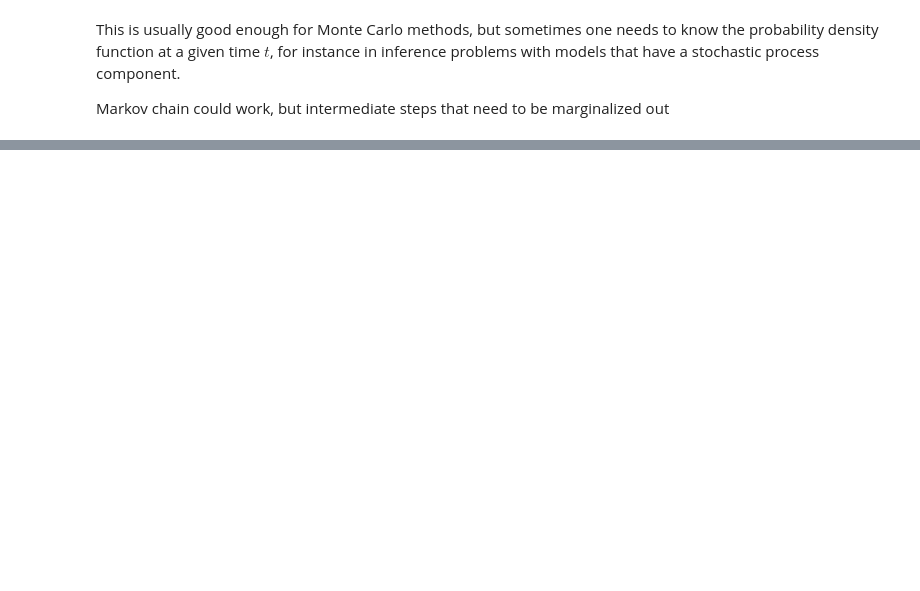
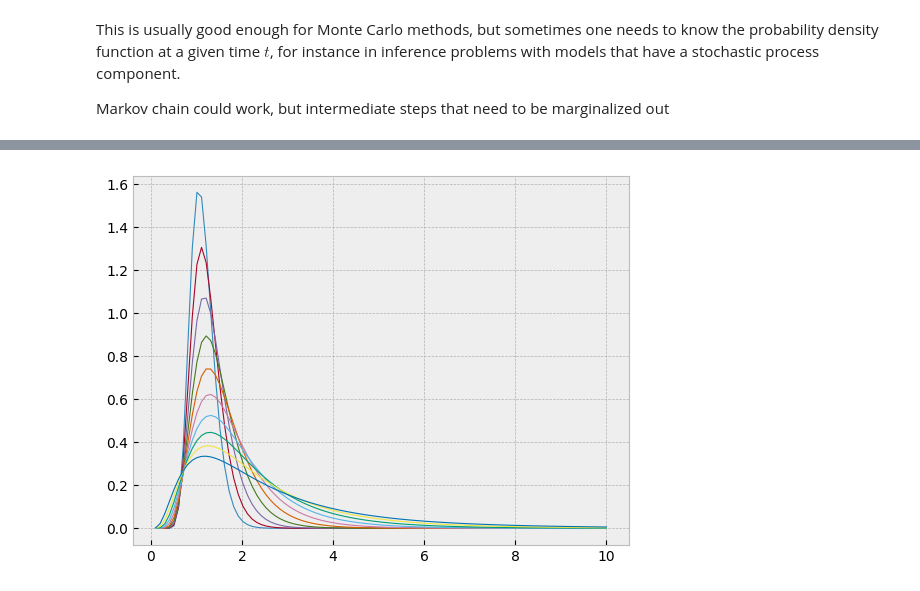
Before and after one commit to ybarmaz/blog, a Jupyter notebook: posts/2023-11-12-Masked-autoregressive-flows-for-stochastic-processes.ipynb, the cells around one changed output, grey strips where cells are left out. Cells and saved outputs as stored; diff of their text form; code cells hidden in the pictures; blank space fills up the shorter version.

```diff
--- a/posts/2023-11-12-Masked-autoregressive-flows-for-stochastic-processes.ipynb
+++ b/posts/2023-11-12-Masked-autoregressive-flows-for-stochastic-processes.ipynb
@@ -75,7 +77,7 @@ plt.show()
 # Conditional density estimation with MADE.
 made = tfb.AutoregressiveNetwork(
   params=2,
-  hidden_units=[16, 16],
+  hidden_units=[32, 32],
   event_shape=(1,),
   conditional=True,
   kernel_initializer=tfk.initializers.VarianceScaling(0.1, seed=42),
@@ -83,7 +85,7 @@ made = tfb.AutoregressiveNetwork(
 )
 
 distribution = tfd.TransformedDistribution(
-  distribution=tfd.Sample(tfd.Normal(loc=0., scale=0.001),
+  distribution=tfd.Sample(tfd.Normal(loc=0., scale=1.),
                           sample_shape=(1,)),
   bijector= tfb.Chain([tfb.Exp(), tfb.MaskedAutoregressiveFlow(made, name='maf')])
 )
@@ -98,12 +100,12 @@ model = tfk.Model([X_, t_], log_prob_)
 model.compile(optimizer=tf.optimizers.Adam(learning_rate=0.003),
               loss=lambda _, log_prob: -log_prob)
 
-batch_size = 50
+batch_size = 500
 
 history = model.fit(x=[X, t],
                     y=np.zeros((X.shape[0], 0), dtype=np.float32),
                     batch_size=batch_size,
-                    epochs=50,
+                    epochs=70,
                     steps_per_epoch=X.shape[0] // batch_size,
                     shuffle=True,
                     verbose=False)
@@ -116,3 +117,8 @@ xx = distribution.sample(5, bijector_kwargs={'maf': {'conditional_input': tf.one
 # %%
-sample_space = tf.linspace(0.0, 20, 100)
-density = distribution.prob(sample_space[...,None], bijector_kwargs={'maf': {'conditional_input':10*tf.ones((1,1), tf.float32)}})
+sample_space = tf.linspace(0.0, 10, 100)
+for i in range(10):
+    density = distribution.prob(sample_space[...,None], bijector_kwargs={'maf': {'conditional_input': (i+1)*tf.ones((1,1), tf.float32)}})
+    plt.plot(sample_space, density, linewidth=.8)
+plt.show()
+# %% [output]
+[figure, added]
```
Also changed, not shown: parts of 15 cells of this notebook.
